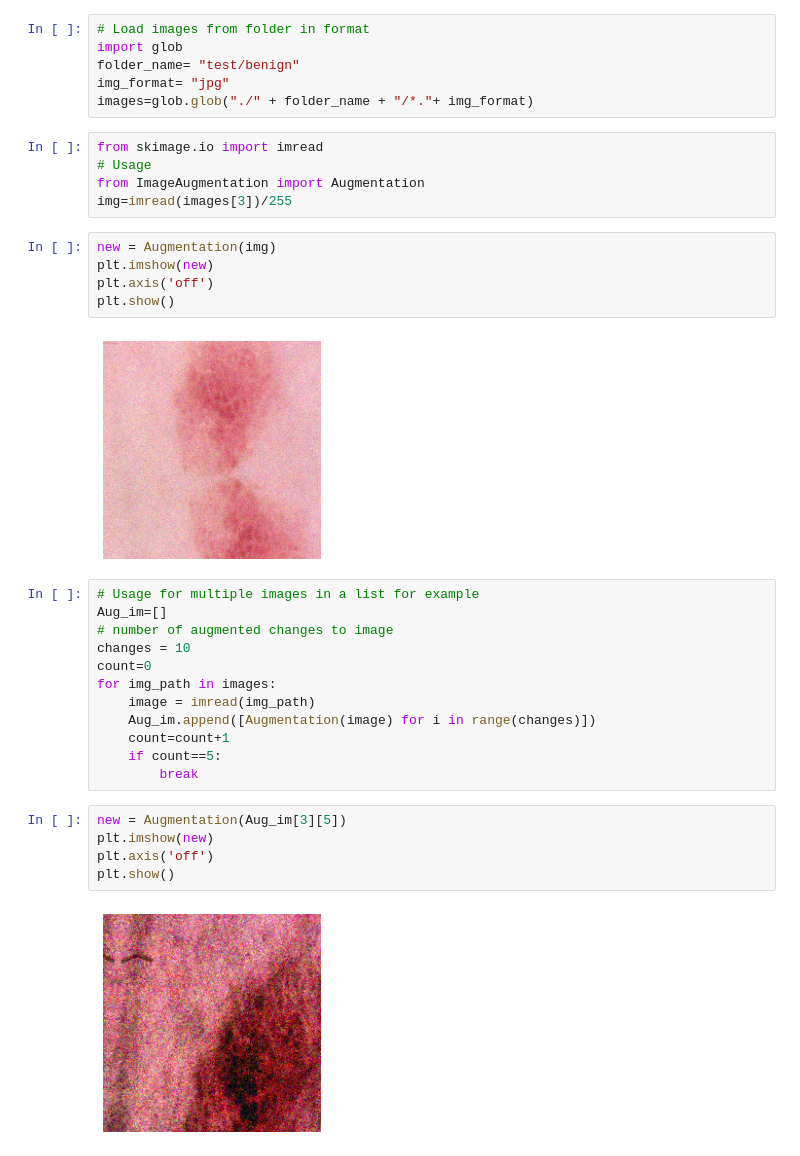
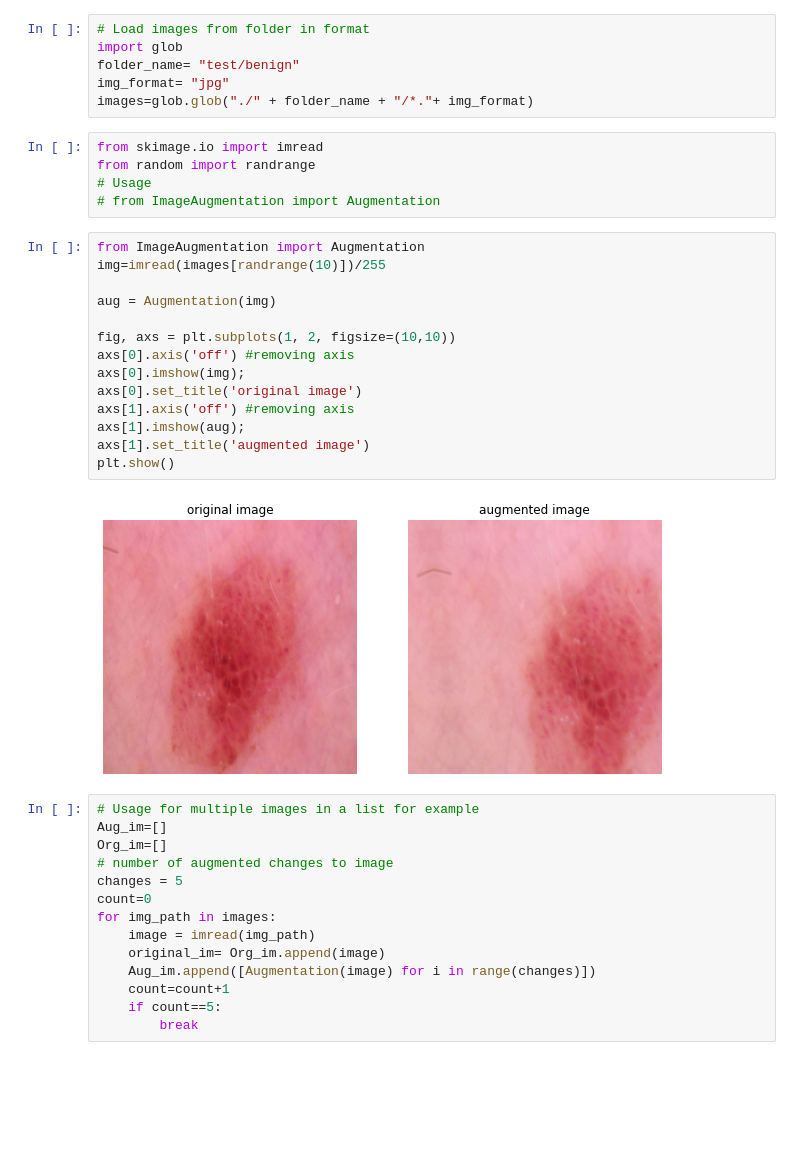
Before and after one commit to mbirkholzupc/mai_ci_ddmr, a Jupyter notebook: image_augmentation/image_augmentation_usage.ipynb, the cells around one changed output. Drawn from its saved outputs; the diff is of its cells as text; blank space fills up the shorter version.

Commit message:
improvements to data augmentation

```diff
--- a/image_augmentation/image_augmentation_usage.ipynb
+++ b/image_augmentation/image_augmentation_usage.ipynb
@@ -8,32 +8,36 @@ img_format= "jpg"
 images=glob.glob("./" + folder_name + "/*."+ img_format)
 # %%
 from skimage.io import imread
+from random import randrange
 # Usage
-from ImageAugmentation import Augmentation
-img=imread(images[3])/255
+# from ImageAugmentation import Augmentation
-# %%
-new = Augmentation(img)
-plt.imshow(new)
-plt.axis('off')
-plt.show()
-# %% [output]
-[figure, removed]
+# %%
+from ImageAugmentation import Augmentation
+img=imread(images[randrange(10)])/255
+
+aug = Augmentation(img)
+
+fig, axs = plt.subplots(1, 2, figsize=(10,10))
+axs[0].axis('off') #removing axis
+axs[0].imshow(img);
+axs[0].set_title('original image')
+axs[1].axis('off') #removing axis
+axs[1].imshow(aug);
+axs[1].set_title('augmented image')
+plt.show()
+# %% [output]
+[figure, added]
 # %%
 # Usage for multiple images in a list for example
 Aug_im=[]
+Org_im=[]
 # number of augmented changes to image
-changes = 10
+changes = 5
 count=0
 for img_path in images:
     image = imread(img_path)
+    original_im= Org_im.append(image)
     Aug_im.append([Augmentation(image) for i in range(changes)])
     count=count+1
     if count==5:
         break
-# %%
-new = Augmentation(Aug_im[3][5])
-plt.imshow(new)
-plt.axis('off')
-plt.show()
-# %% [output]
-[figure, removed]
```
Also changed, not shown: parts of 1 cell of this notebook, 1 other file.
